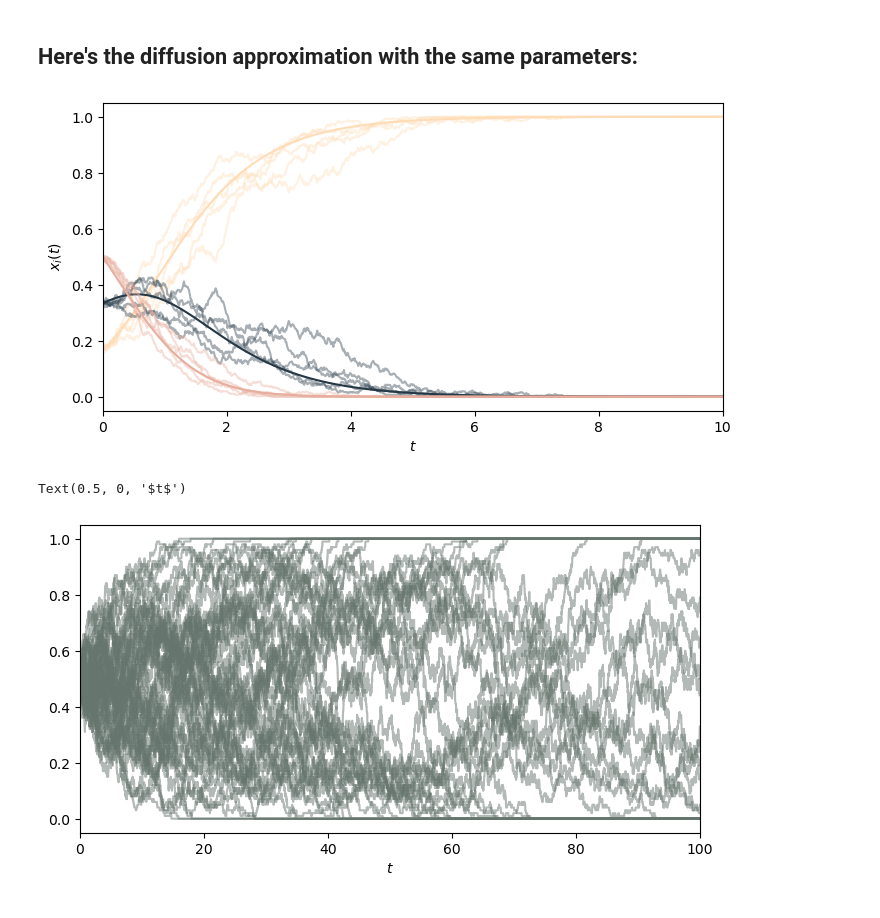
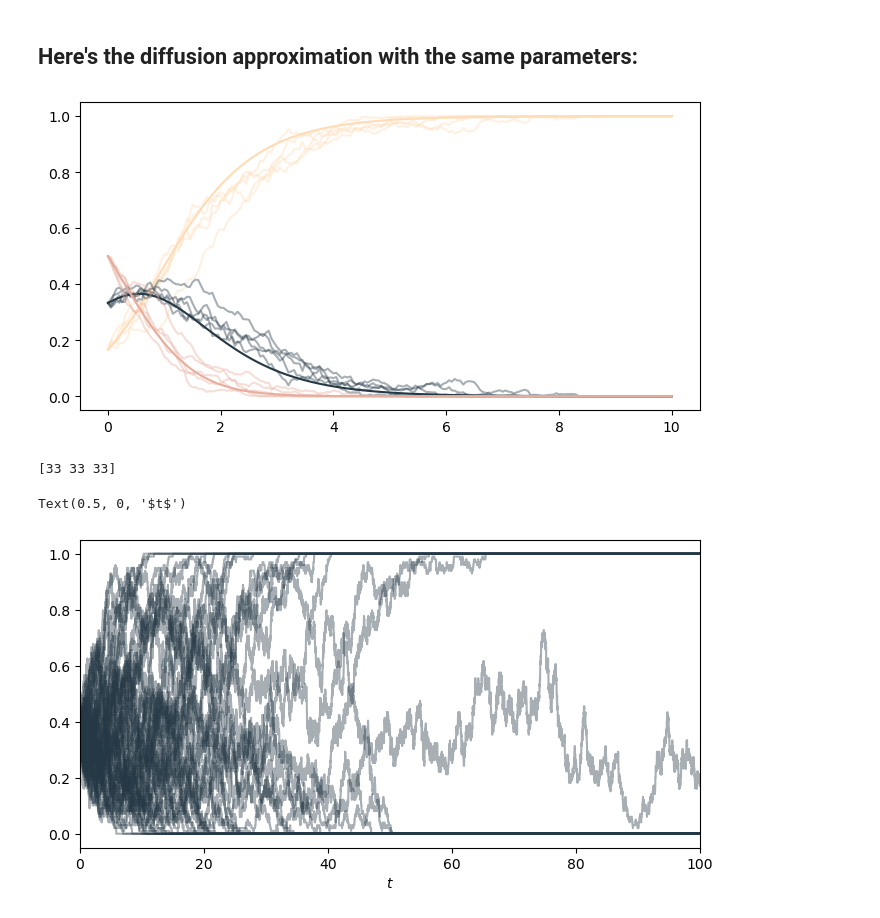
Before and after one commit to dirkbrockmann/stopro, a Jupyter notebook: examples/MoranProcess.ipynb, the cells around one changed output. Saved outputs shown, nothing was run; the diff lists cells and outputs as text; code cells hidden in the pictures.

Commit message:
improved Moran process and changed corresponding notebook

```diff
--- a/examples/MoranProcess.ipynb
+++ b/examples/MoranProcess.ipynb
@@ -77,46 +72,46 @@ for i in range(res['N']):
 # %% [markdown]
 ## Here's the diffusion approximation with the same parameters:
 # %%
-ic = [100,200,300] # initial number of individuals of each species
-population_size = np.sum(ic) # total number of individuals
-icx = ic/population_size
-dt = 0.01
+n0 = np.array([100,200,300]) # initial number of individuals of each species
 alpha = np.array([3,2,1]) # replication rates of each species
 T = 10 # integration time
 samples = 5 # number of samples
-t = np.linspace(0,T,100)
-
-# here is the solution of the deterministic replicator system for comparison
-sol = odeint(replicator,  np.array(ic/np.sum(ic)), t  , args=(alpha,))
 # here are the realizations of the moran process
-res = moran(T,population_size,alpha=alpha,N=3,samples=samples,normalize=True,
-            initial_condition=icx,diffusion_approximation=True,dt=dt)
+res = moran(T,n0,alpha,samples=samples,normalize=True,diffusion_approximation=True,dt=0.05)
+ode = moran(T,n0,alpha,samples=samples,system_size=inf,dt=0.05)
 # %%
 fig,ax = plt.subplots(figsize=[8,4])
-for i in range(res['N']):
-    for j in range(res['samples']):
-        ax.plot(res['Xt'][j][0],res['Xt'][j][1][i],color='C'+str(i),alpha=0.4)
-    ax.plot(t,sol[:,i],color='C'+str(i))
-    ax.set_xlim([0,T])
-    ax.set_xlabel(r'$t$')
-    ax.set_ylabel(r'$x_i(t)$')
+t0 = ode[0]
+X0 = np.array(ode[1]).T
+
+for i in range(len(n0)):
+    ax.plot(t0,X0[i],color='C'+str(i))
+    for s in range(samples):
+        t = res[s][0]
+        X = np.array(res[s][1]).T
+        ax.plot(t,X[i],color='C'+str(i),alpha=0.4)
 # %% [output]
-[figure, old version]
+[figure, new version]
 # %%
-population_size = 100
-alpha = 2.0
+
+n0 = np.array([1,1,1]) # initial number of individuals of each species
+alpha = np.array([2,2,2]) # replication rates of each species
 T = 100 # integration time
 samples = 50 # number of samples
-
-res = moran(T,population_size,samples=samples,normalize=True)
+# here are the realizations of the moran process
+res = moran(T,n0,alpha,samples=samples,normalize=True,system_size=100)
+# %% [output]
+[33 33 33]
 # %%
 fig,ax = plt.subplots(figsize=[8,4])
 
-for j in range(res['samples']):
-    ax.plot(res['Xt'][j][0],res['Xt'][j][1][0],color='C3',alpha=0.5)
+for s in range(samples):
+    t = res[s][0]
+    X = np.array(res[s][1]).T
+    ax.plot(t,X[0],color='C'+str(1),alpha=0.4)
 
 ax.set_xlim([0,T])
 ax.set_xlabel(r'$t$')
 # %% [output]
 Text(0.5, 0, '$t$')
-[figure, old version]
+[figure, new version]
```
Also changed, not shown: parts of 3 cells of this notebook, 1 other file.
